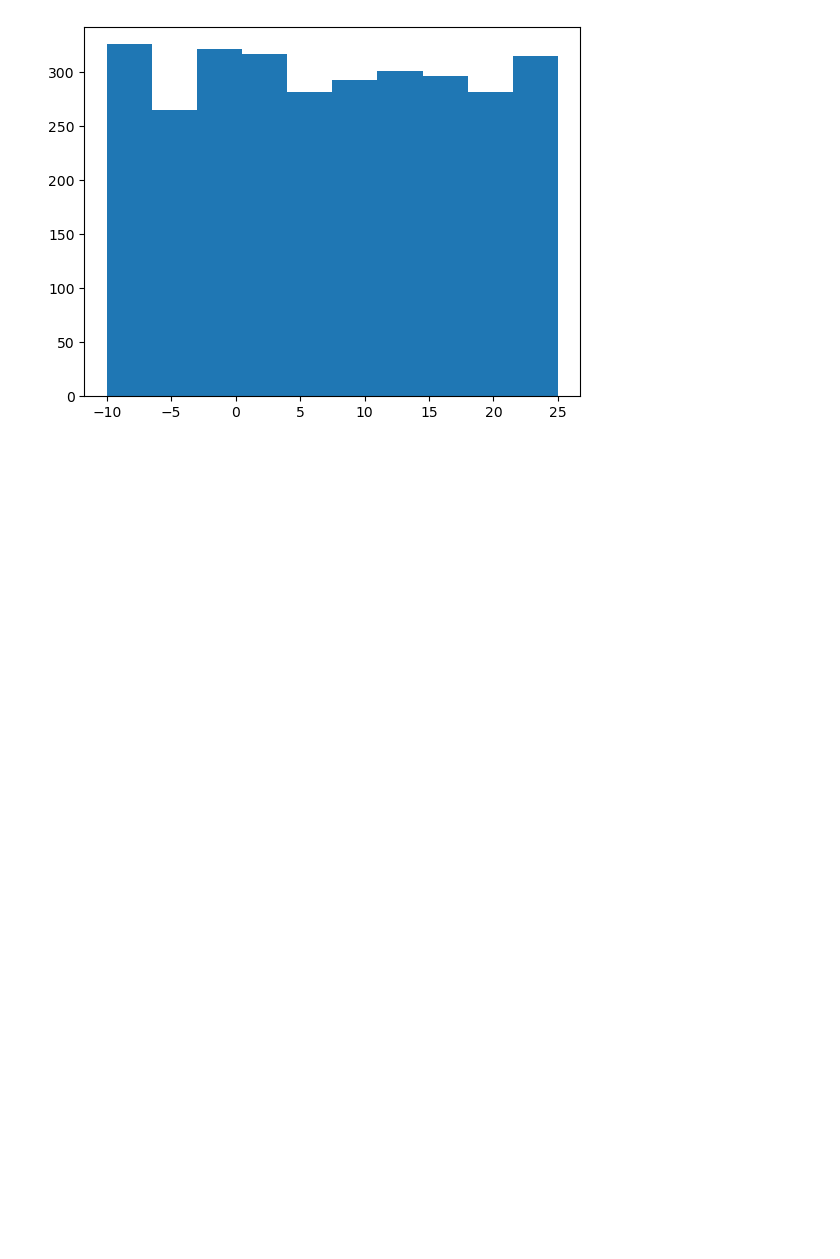
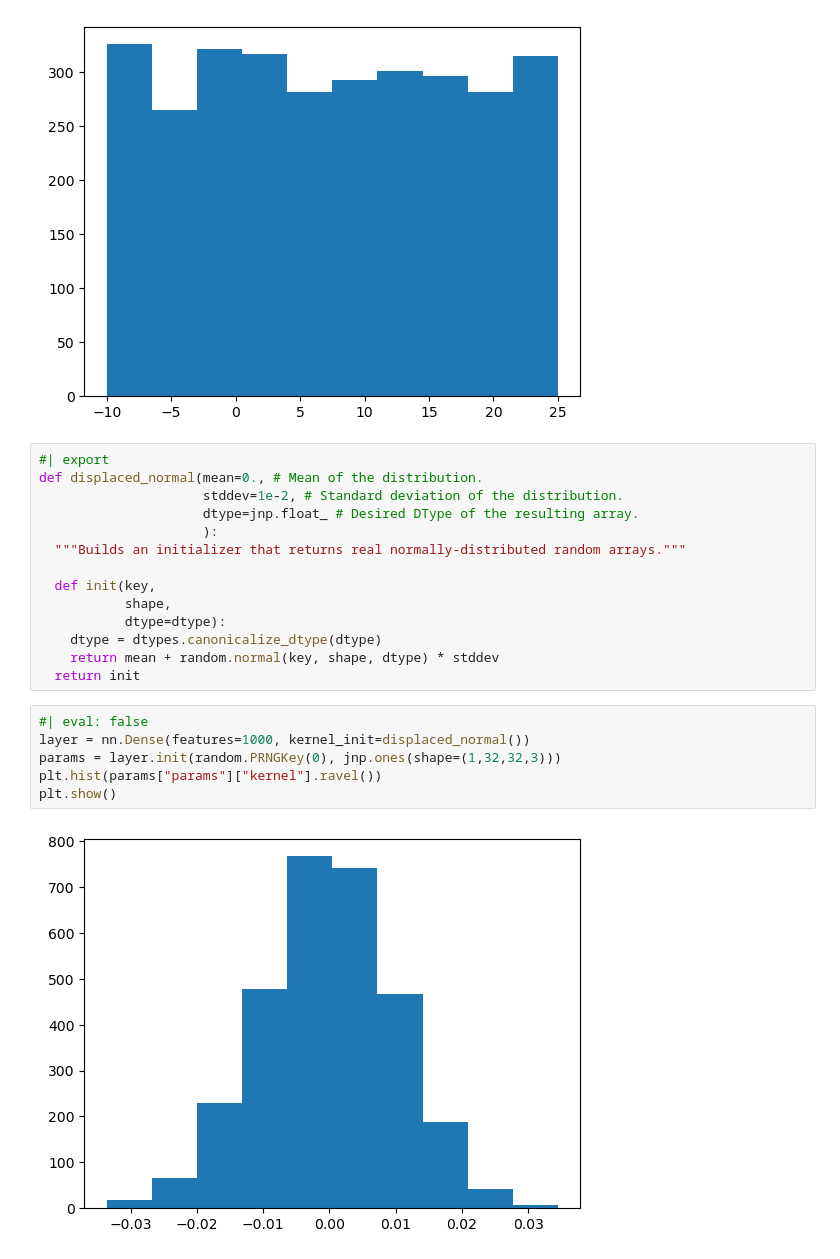
Before and after one commit to Jorgvt/fxlayers, a Jupyter notebook: Notebooks/01_initializers.ipynb, the cells around one changed output. Drawn from its saved outputs; the diff is of its cells as text; blank space fills up the shorter version.

Commit message:
:sparkles: Added a displaced normal initializer.

```diff
--- a/Notebooks/01_initializers.ipynb
+++ b/Notebooks/01_initializers.ipynb
@@ -44,3 +46,25 @@ plt.hist(params["params"]["kernel"].ravel())
 plt.show()
 # %% [output]
 [figure]
+# %%
+#| export
+def displaced_normal(mean=0., # Mean of the distribution.
+                     stddev=1e-2, # Standard deviation of the distribution.
+                     dtype=jnp.float_ # Desired DType of the resulting array.
+                     ):
+  """Builds an initializer that returns real normally-distributed random arrays."""
+
+  def init(key,
+           shape,
+           dtype=dtype):
+    dtype = dtypes.canonicalize_dtype(dtype)
+    return mean + random.normal(key, shape, dtype) * stddev
+  return init
+# %%
+#| eval: false
+layer = nn.Dense(features=1000, kernel_init=displaced_normal())
+params = layer.init(random.PRNGKey(0), jnp.ones(shape=(1,32,32,3)))
+plt.hist(params["params"]["kernel"].ravel())
+plt.show()
+# %% [output]
+[figure, added]
```
Also changed, not shown: parts of 2 cells of this notebook, 1 other file.
